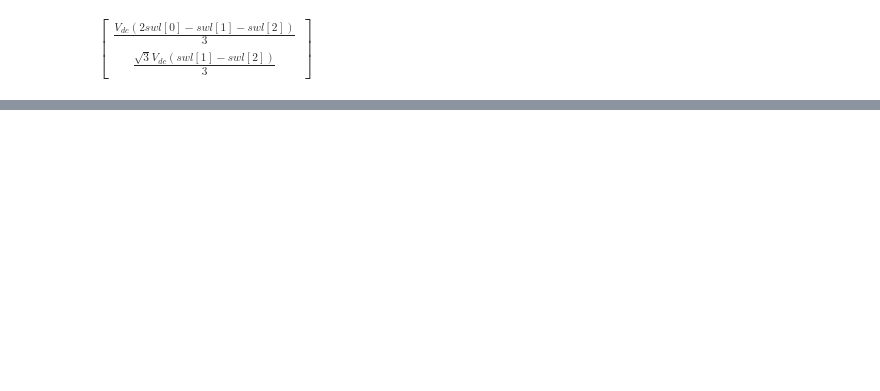
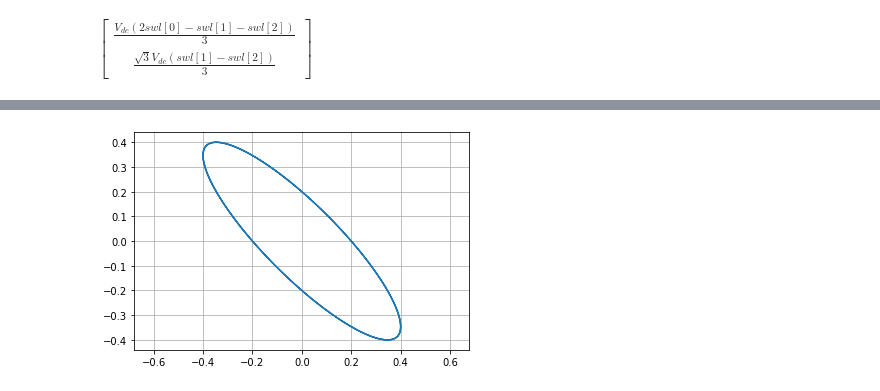
Before and after one commit to gadokrisztian/stm-svpwm, a Jupyter notebook: python/Untitled.ipynb, the cells around one changed output, grey strips where cells are left out. Cells and saved outputs as stored; diff of their text form; code cells hidden in the pictures; blank space fills up the shorter version.

```diff
--- a/python/Untitled.ipynb
+++ b/python/Untitled.ipynb
@@ -66,0 +78,14 @@ df.shape
+# %%
+MClark = 2 / 3 * np.array([
+    [1, -0.5, -0.5],
+    [0, np.sqrt(3) / 2, -np.sqrt(3) / 2],
+])
+
+Vref = np.array([a,b,c])
+Vref = np.dot(MClark, Vref)
+
+plt.plot(Vref[0], Vref[1])
+plt.axis('equal');
+plt.grid()
+# %% [output]
+[figure, added]
```
Also changed, not shown: parts of 2 cells of this notebook, 2 other files.
